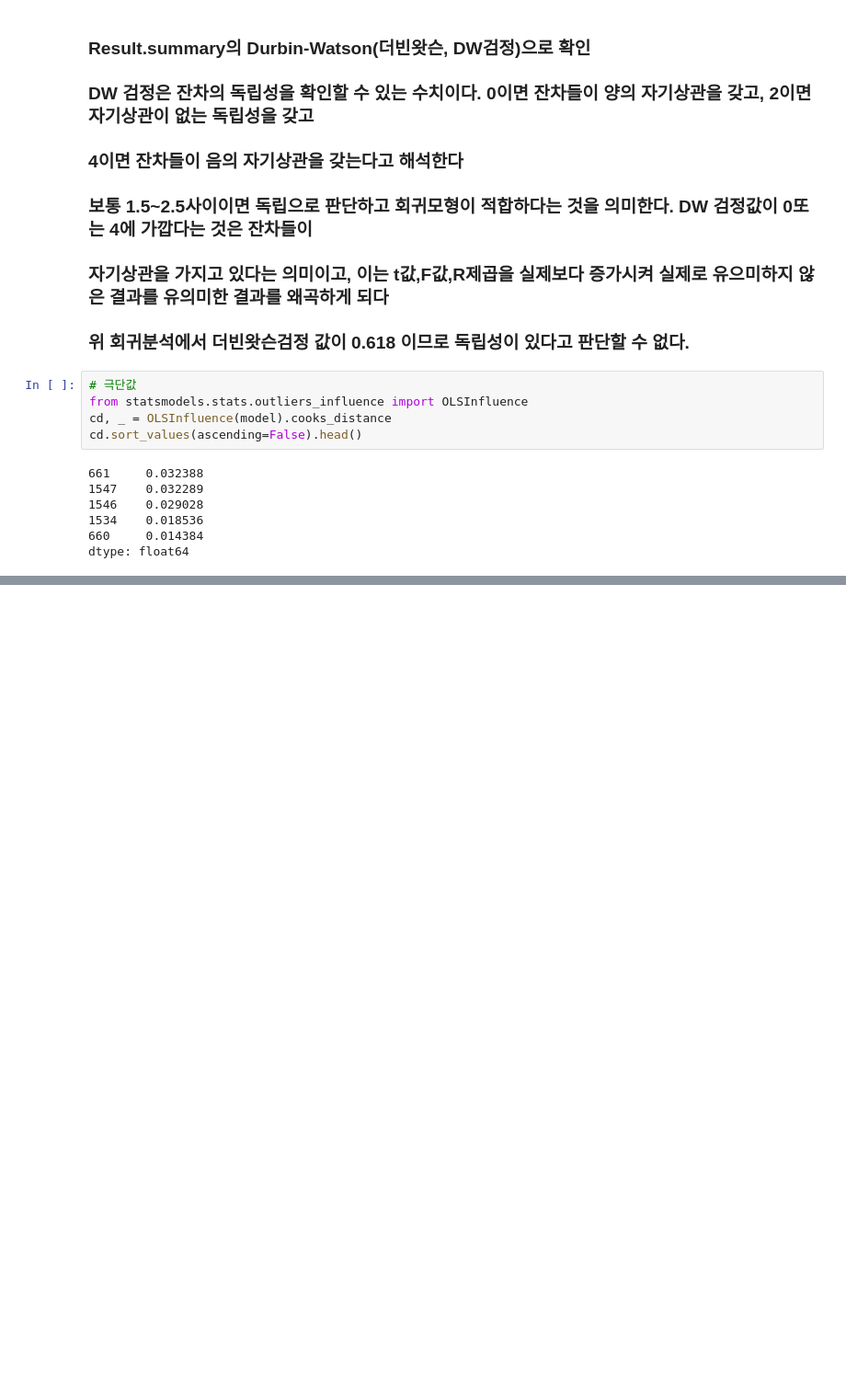
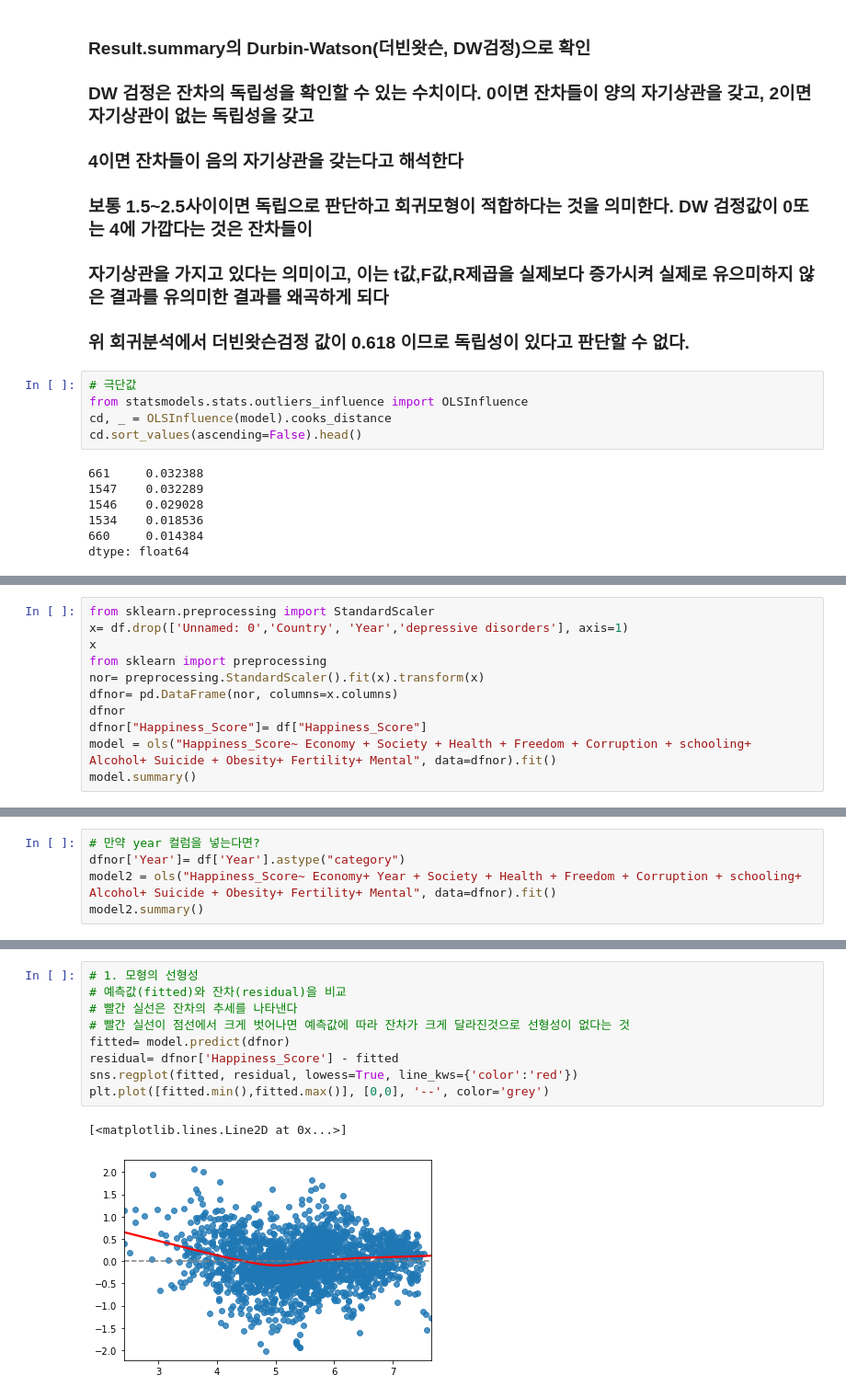
Before and after one commit to chaxx176/World-Happiness-Report-2021, a Jupyter notebook: CHA/회귀모형 가정.ipynb, the cells around one changed output, grey strips where cells are left out. Shown: that part at 92% size. Saved outputs shown, nothing was run; the diff lists cells and outputs as text; blank space fills up the shorter version.

```diff
--- a/CHA/회귀모형 가정.ipynb
+++ b/CHA/회귀모형 가정.ipynb
@@ -114,0 +124,11 @@ dtype: float64
+# %%
+from sklearn.preprocessing import StandardScaler
+x= df.drop(['Unnamed: 0','Country', 'Year','depressive disorders'], axis=1)
+x
+from sklearn import preprocessing
+nor= preprocessing.StandardScaler().fit(x).transform(x)
+dfnor= pd.DataFrame(nor, columns=x.columns)
+dfnor
+dfnor["Happiness_Score"]= df["Happiness_Score"]
+model = ols("Happiness_Score~ Economy + Society + Health + Freedom + Corruption + schooling+ Alcohol+ Suicide + Obesity+ Fertility+ Mental", data=dfnor).fit()
+model.summary()
@@ -114,0 +187,5 @@ dtype: float64
+# %%
+# 만약 year 컬럼을 넣는다면?
+dfnor['Year']= df['Year'].astype("category")
+model2 = ols("Happiness_Score~ Economy+ Year + Society + Health + Freedom + Corruption + schooling+ Alcohol+ Suicide + Obesity+ Fertility+ Mental", data=dfnor).fit()
+model2.summary()
@@ -114,0 +248,12 @@ dtype: float64
+# %%
+# 1. 모형의 선형성
+# 예측값(fitted)와 잔차(residual)을 비교
+# 빨간 실선은 잔차의 추세를 나타낸다
+# 빨간 실선이 점선에서 크게 벗어나면 예측값에 따라 잔차가 크게 달라진것으로 선형성이 없다는 것
+fitted= model.predict(dfnor)
+residual= dfnor['Happiness_Score'] - fitted
+sns.regplot(fitted, residual, lowess=True, line_kws={'color':'red'})
+plt.plot([fitted.min(),fitted.max()], [0,0], '--', color='grey')
+# %% [output]
+[<matplotlib.lines.Line2D at 0x...>]
+[figure, added]
```
Also changed, not shown: parts of 10 cells of this notebook.
